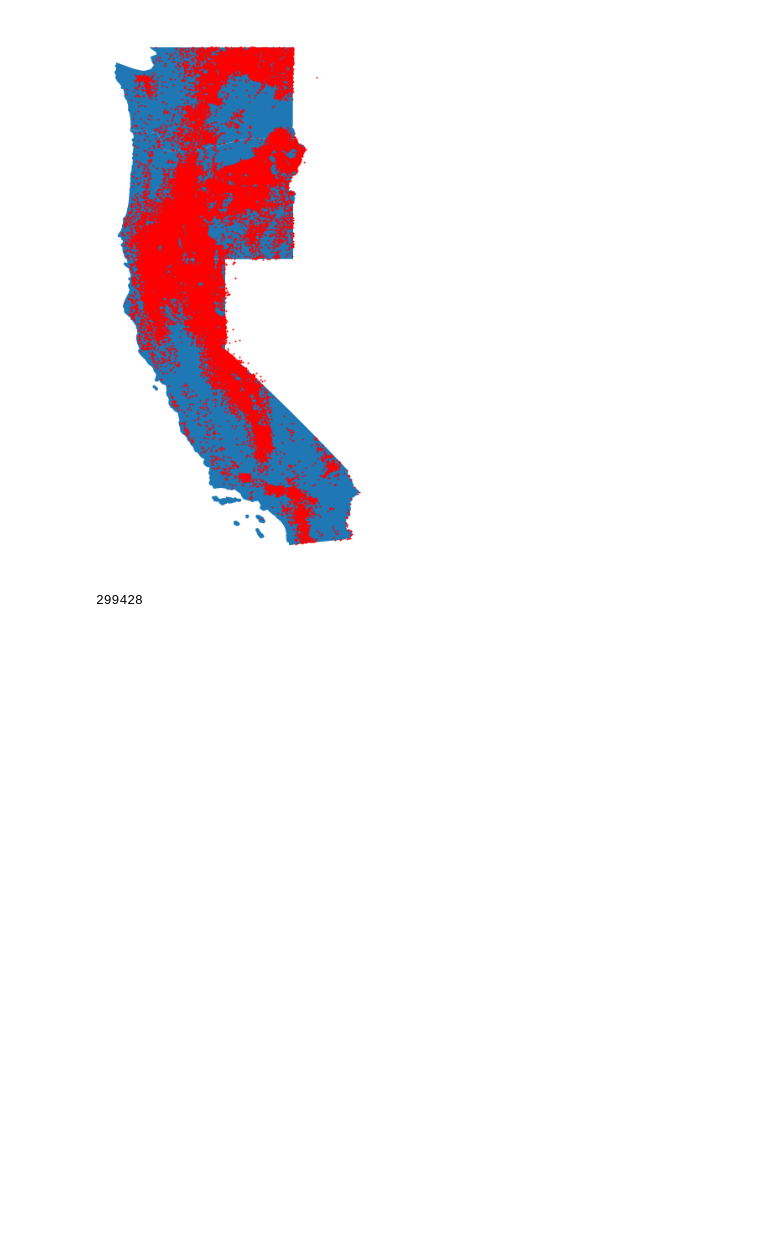
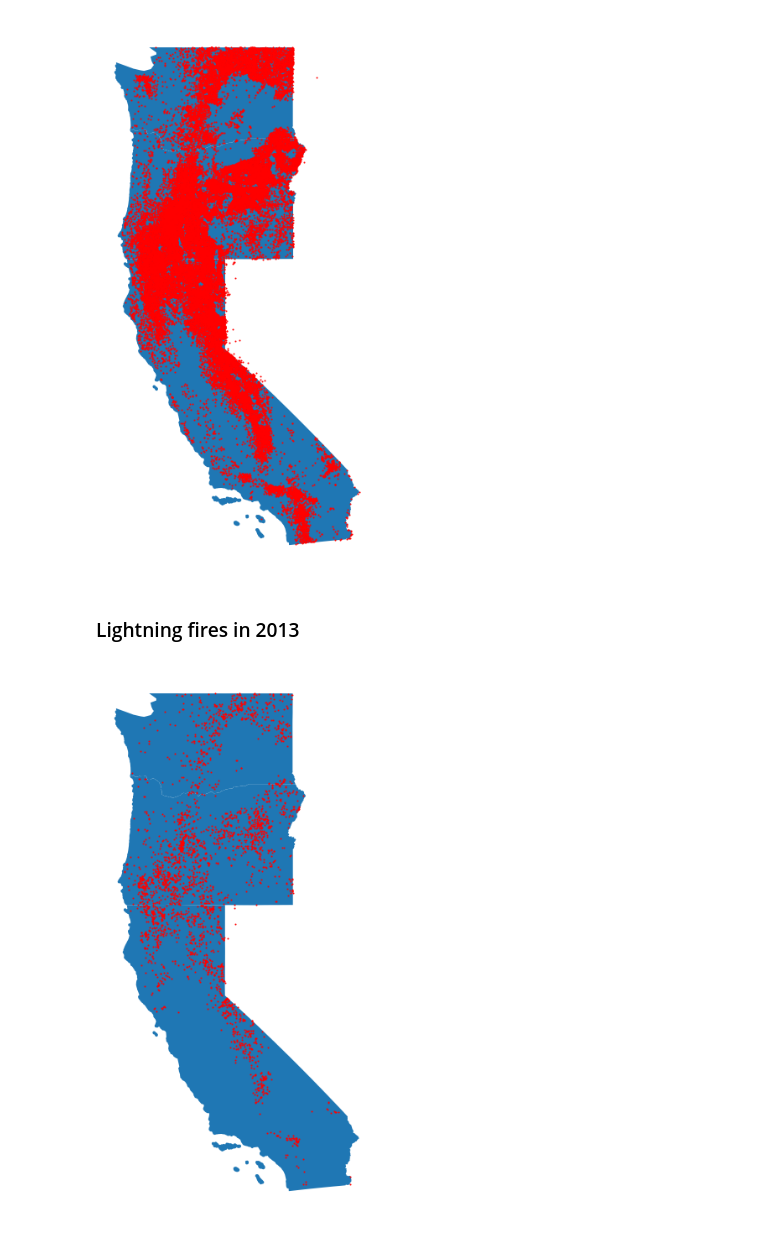
Before and after one commit to tcparchem/CS-418-Semester-Project, a Jupyter notebook: Analysis of Fire Start Data.ipynb, the cells around one changed output. Drawn from its saved outputs; the diff is of its cells as text; code cells hidden in the pictures; blank space fills up the shorter version.

```diff
--- a/Analysis of Fire Start Data.ipynb
+++ b/Analysis of Fire Start Data.ipynb
@@ -200,7 +202,14 @@ geoLightningData.plot(ax = ax, markersize = 1, color = "red", marker = "o");
 ax.set_axis_off();
 # %% [output]
 [figure]
-# %%
-len(westCoastData['area_ha'])
-# %% [output]
-299428
+# %% [markdown]
+### Lightning fires in 2013
+# %%
+lightning2013Data = lightningData[lightningData['year'] == 2013]
+geoLightning2013Data = geography(lightning2013Data)
+fig, ax = pyplt.subplots(figsize = (12, 12))
+westCoastMap.plot(ax = ax);
+geoLightning2013Data.plot(ax = ax, markersize = 1, color = "red", marker = "o");
+ax.set_axis_off();
+# %% [output]
+[figure, added]
```
Also changed, not shown: parts of 3 cells of this notebook.
